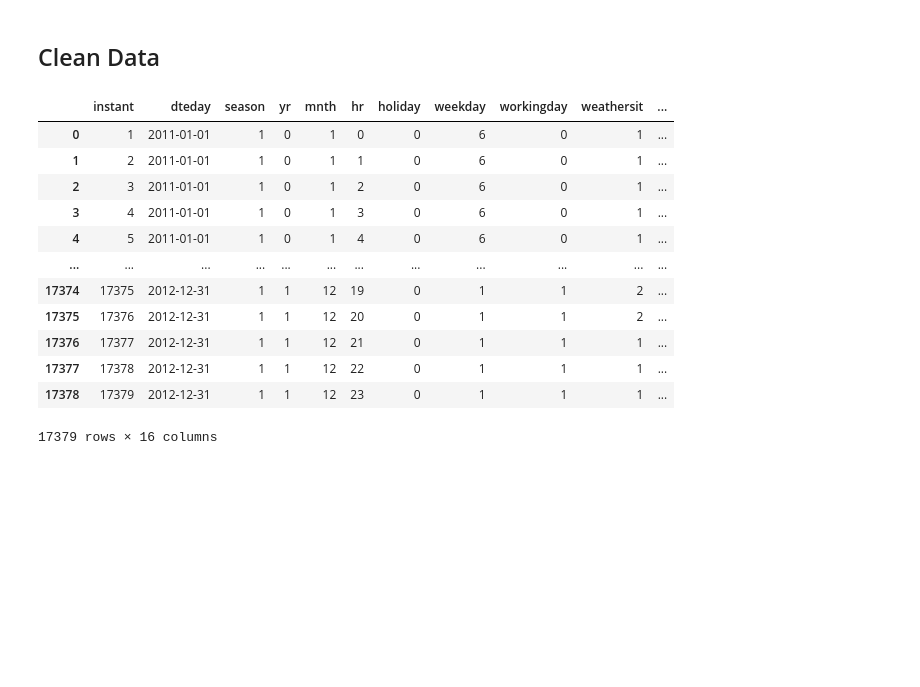
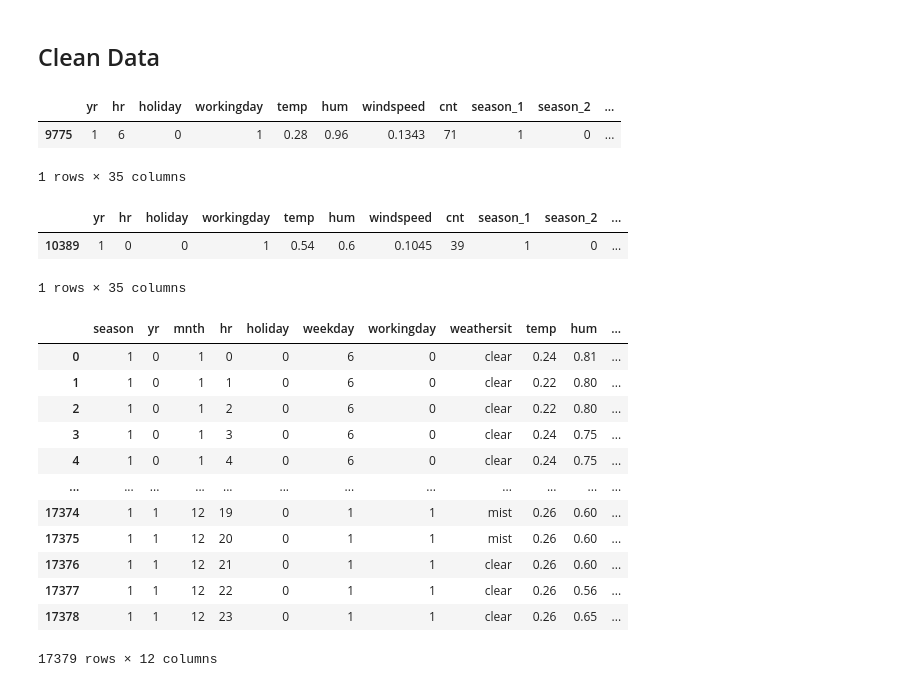
Before and after one commit to 7Steffen7/42HN-x-appliedAI-Machine-Learning-MLOps-Part-1, a Jupyter notebook: first_notebook.ipynb, the cells around one changed output. Cells and saved outputs as stored; diff of their text form; code cells hidden in the pictures; blank space fills up the shorter version.

```diff
--- a/first_notebook.ipynb
+++ b/first_notebook.ipynb
@@ -149,19 +168,39 @@ plt.tight_layout()
 # %% [markdown]
 ## Clean Data
 # %%
-df_hour.drop(columns='instant')
-df_hour.drop(columns='atemp')
+# df_hour = df_hour.drop(columns='instant')
+# df_hour = df_hour.drop(columns='atemp')
+df_hour = df_hour.drop(columns=['instant', 'atemp', 'dteday', 'registered', 'casual'])
+# df_hour = df_hour.drop(columns='dteday')
+df_hour['weathersit'] = df_hour['weathersit'].replace({1: 'clear', 2: 'mist', 3: 'light snow', 4: 'heavy rain'})
+
+#should I add hour?
+df_encoded = pd.get_dummies(df_hour, columns=['season', 'mnth', 'weekday', 'weathersit'], dtype=int)
+
+df_encoded.sample()
 # %% [output]
-|  | instant | dteday | season | yr | mnth | hr | holiday | weekday | workingday | weathersit | ... |
-| 0 | 1 | 2011-01-01 | 1 | 0 | 1 | 0 | 0 | 6 | 0 | 1 | ... |
-| 1 | 2 | 2011-01-01 | 1 | 0 | 1 | 1 | 0 | 6 | 0 | 1 | ... |
-| 2 | 3 | 2011-01-01 | 1 | 0 | 1 | 2 | 0 | 6 | 0 | 1 | ... |
-| 3 | 4 | 2011-01-01 | 1 | 0 | 1 | 3 | 0 | 6 | 0 | 1 | ... |
-| 4 | 5 | 2011-01-01 | 1 | 0 | 1 | 4 | 0 | 6 | 0 | 1 | ... |
-| ... | ... | ... | ... | ... | ... | ... | ... | ... | ... | ... | ... |
-| 17374 | 17375 | 2012-12-31 | 1 | 1 | 12 | 19 | 0 | 1 | 1 | 2 | ... |
-| 17375 | 17376 | 2012-12-31 | 1 | 1 | 12 | 20 | 0 | 1 | 1 | 2 | ... |
-| 17376 | 17377 | 2012-12-31 | 1 | 1 | 12 | 21 | 0 | 1 | 1 | 1 | ... |
-| 17377 | 17378 | 2012-12-31 | 1 | 1 | 12 | 22 | 0 | 1 | 1 | 1 | ... |
-| 17378 | 17379 | 2012-12-31 | 1 | 1 | 12 | 23 | 0 | 1 | 1 | 1 | ... |
+|  | yr | hr | holiday | workingday | temp | hum | windspeed | cnt | season_1 | season_2 | ... |
+| 9775 | 1 | 6 | 0 | 1 | 0.28 | 0.96 | 0.1343 | 71 | 1 | 0 | ... |
-17379 rows × 16 columns
+1 rows × 35 columns
+# %%
+df_encoded.sample()
+# %% [output]
+|  | yr | hr | holiday | workingday | temp | hum | windspeed | cnt | season_1 | season_2 | ... |
+| 10389 | 1 | 0 | 0 | 1 | 0.54 | 0.6 | 0.1045 | 39 | 1 | 0 | ... |
+1 rows × 35 columns
+# %%
+df_hour
+# %% [output]
+|  | season | yr | mnth | hr | holiday | weekday | workingday | weathersit | temp | hum | ... |
+| 0 | 1 | 0 | 1 | 0 | 0 | 6 | 0 | clear | 0.24 | 0.81 | ... |
+| 1 | 1 | 0 | 1 | 1 | 0 | 6 | 0 | clear | 0.22 | 0.80 | ... |
+| 2 | 1 | 0 | 1 | 2 | 0 | 6 | 0 | clear | 0.22 | 0.80 | ... |
+| 3 | 1 | 0 | 1 | 3 | 0 | 6 | 0 | clear | 0.24 | 0.75 | ... |
+| 4 | 1 | 0 | 1 | 4 | 0 | 6 | 0 | clear | 0.24 | 0.75 | ... |
+| ... | ... | ... | ... | ... | ... | ... | ... | ... | ... | ... | ... |
+| 17374 | 1 | 1 | 12 | 19 | 0 | 1 | 1 | mist | 0.26 | 0.60 | ... |
+| 17375 | 1 | 1 | 12 | 20 | 0 | 1 | 1 | mist | 0.26 | 0.60 | ... |
+| 17376 | 1 | 1 | 12 | 21 | 0 | 1 | 1 | clear | 0.26 | 0.60 | ... |
+| 17377 | 1 | 1 | 12 | 22 | 0 | 1 | 1 | clear | 0.26 | 0.56 | ... |
+| 17378 | 1 | 1 | 12 | 23 | 0 | 1 | 1 | clear | 0.26 | 0.65 | ... |
+17379 rows × 12 columns
```
Also changed, not shown: parts of 17 cells of this notebook, 4 other files.
